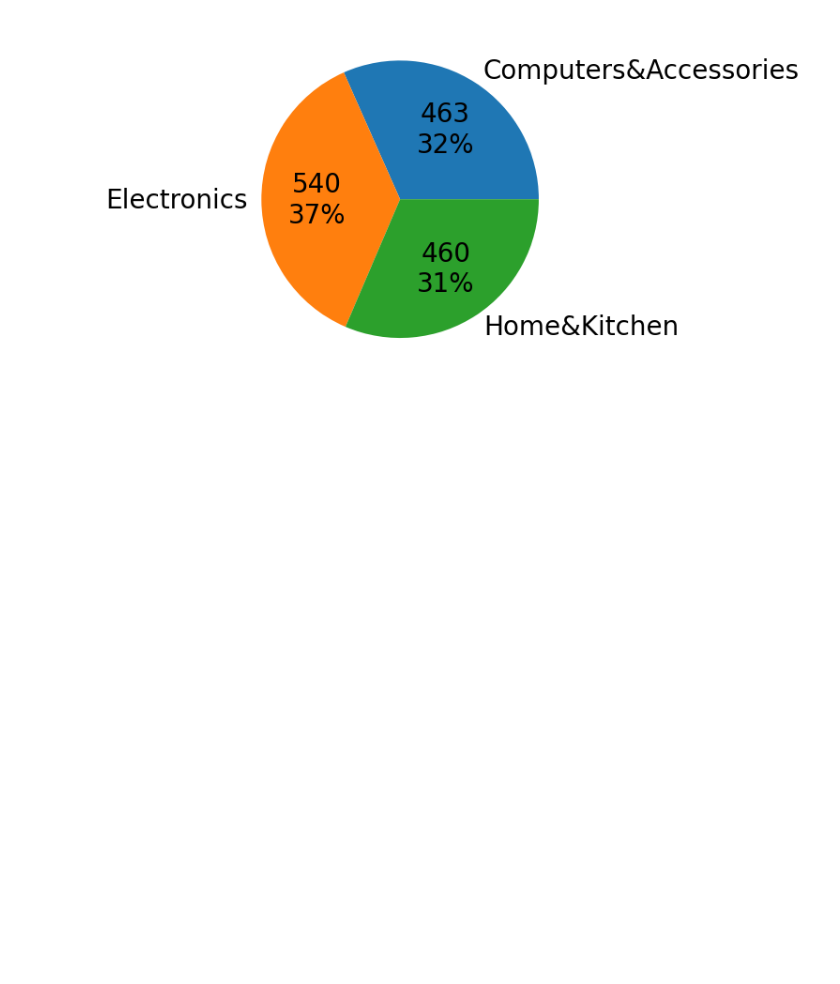
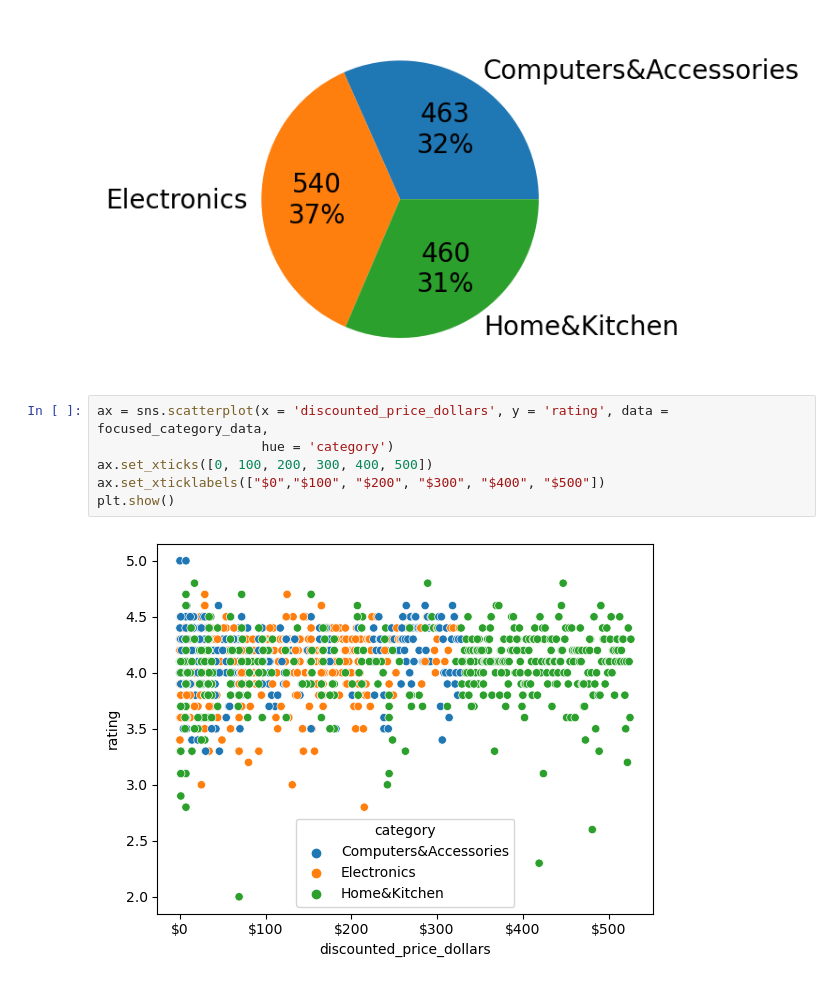
Before and after one commit to mlopez60/Project1, a Jupyter notebook: amazon_sales_analysis.ipynb, the cells around one changed output. Cells and saved outputs as stored; diff of their text form; blank space fills up the shorter version.

Commit message:
4 New Visuals, showing categories with scatter plots

```diff
--- a/amazon_sales_analysis.ipynb
+++ b/amazon_sales_analysis.ipynb
@@ -202,3 +202,11 @@ ax = focused_category_data.groupby('category').size().plot(kind='pie', autopct=l
 plt.show()
 # %% [output]
 [figure]
+# %%
+ax = sns.scatterplot(x = 'discounted_price_dollars', y = 'rating', data = focused_category_data,
+                     hue = 'category')
+ax.set_xticks([0, 100, 200, 300, 400, 500])
+ax.set_xticklabels(["$0","$100", "$200", "$300", "$400", "$500"])
+plt.show()
+# %% [output]
+[figure, added]
```
Also changed, not shown: parts of 3 cells of this notebook.
